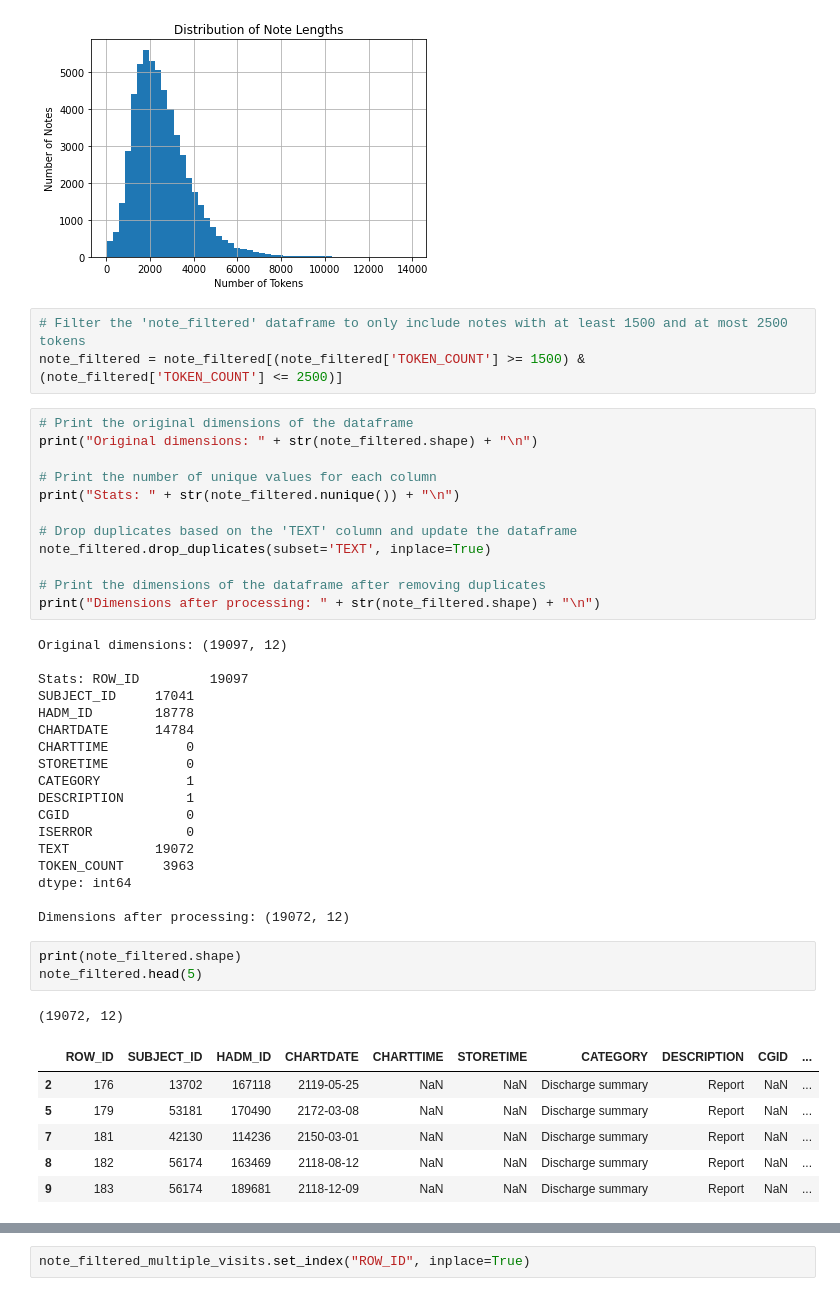
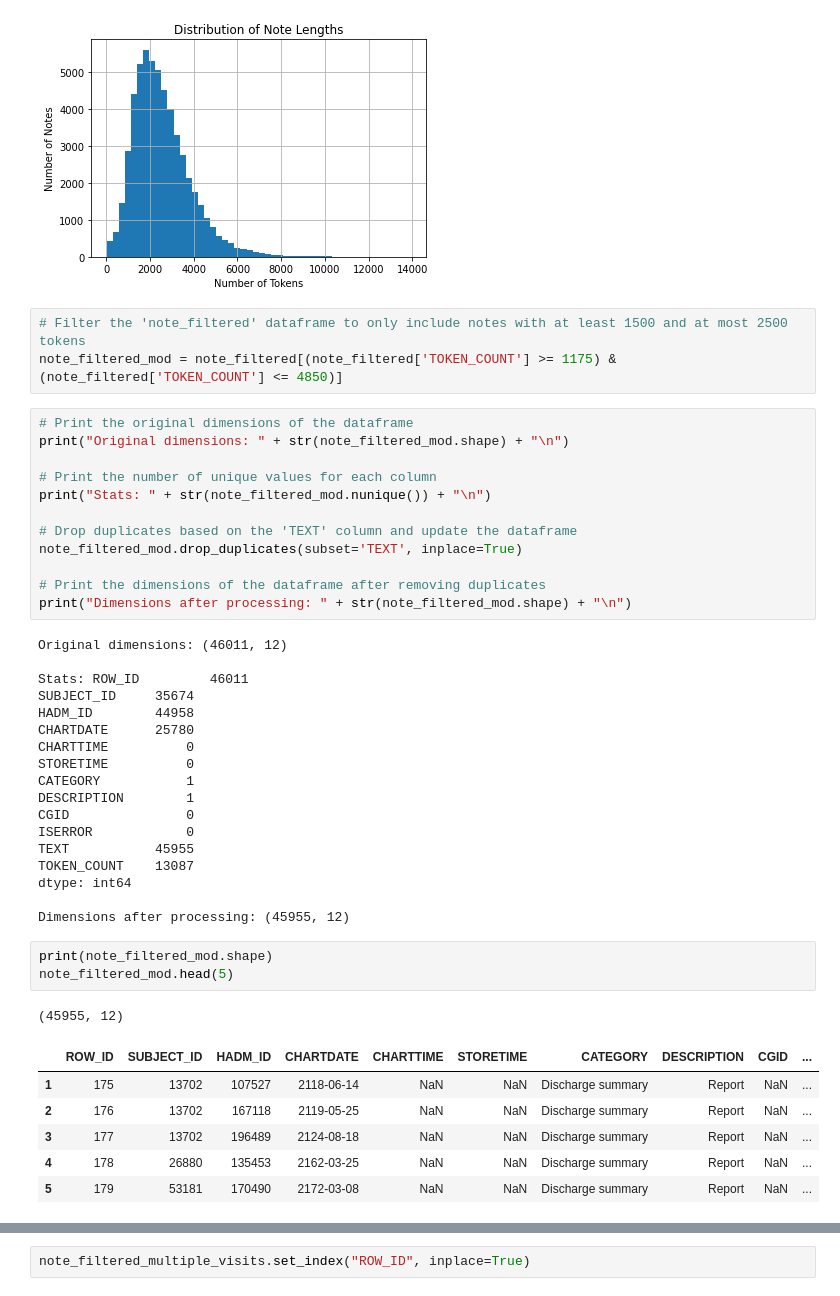
Before and after one commit to giuseppericcio/MediCARE, a Jupyter notebook: data_preprocessing.ipynb, the cells around one changed output, grey strips where cells are left out. Cells and saved outputs as stored; diff of their text form.

```diff
--- a/data_preprocessing.ipynb
+++ b/data_preprocessing.ipynb
@@ -132,47 +148,47 @@ plt.show()
 [figure]
 # %%
 # Filter the 'note_filtered' dataframe to only include notes with at least 1500 and at most 2500 tokens
-note_filtered = note_filtered[(note_filtered['TOKEN_COUNT'] >= 1500) & (note_filtered['TOKEN_COUNT'] <= 2500)]
+note_filtered_mod = note_filtered[(note_filtered['TOKEN_COUNT'] >= 1175) & (note_filtered['TOKEN_COUNT'] <= 4850)]
 # %%
 # Print the original dimensions of the dataframe
-print("Original dimensions: " + str(note_filtered.shape) + "\n")
+print("Original dimensions: " + str(note_filtered_mod.shape) + "\n")
 
 # Print the number of unique values for each column
-print("Stats: " + str(note_filtered.nunique()) + "\n")
+print("Stats: " + str(note_filtered_mod.nunique()) + "\n")
 
 # Drop duplicates based on the 'TEXT' column and update the dataframe
-note_filtered.drop_duplicates(subset='TEXT', inplace=True)
+note_filtered_mod.drop_duplicates(subset='TEXT', inplace=True)
 
 # Print the dimensions of the dataframe after removing duplicates
-print("Dimensions after processing: " + str(note_filtered.shape) + "\n")
+print("Dimensions after processing: " + str(note_filtered_mod.shape) + "\n")
 # %% [output]
-Original dimensions: (19097, 12)
+Original dimensions: (46011, 12)
 
-Stats: ROW_ID         19097
-SUBJECT_ID     17041
-HADM_ID        18778
-CHARTDATE      14784
+Stats: ROW_ID         46011
+SUBJECT_ID     35674
+HADM_ID        44958
+CHARTDATE      25780
 CHARTTIME          0
 STORETIME          0
 CATEGORY           1
 DESCRIPTION        1
 CGID               0
 ISERROR            0
-TEXT           19072
-TOKEN_COUNT     3963
+TEXT           45955
+TOKEN_COUNT    13087
 dtype: int64
 
-Dimensions after processing: (19072, 12)
+Dimensions after processing: (45955, 12)
 # %%
-print(note_filtered.shape)
-note_filtered.head(5)
+print(note_filtered_mod.shape)
+note_filtered_mod.head(5)
 # %% [output]
-(19072, 12)
+(45955, 12)
 |  | ROW_ID | SUBJECT_ID | HADM_ID | CHARTDATE | CHARTTIME | STORETIME | CATEGORY | DESCRIPTION | CGID | ... |
+| 1 | 175 | 13702 | 107527 | 2118-06-14 | NaN | NaN | Discharge summary | Report | NaN | ... |
 | 2 | 176 | 13702 | 167118 | 2119-05-25 | NaN | NaN | Discharge summary | Report | NaN | ... |
+| 3 | 177 | 13702 | 196489 | 2124-08-18 | NaN | NaN | Discharge summary | Report | NaN | ... |
+| 4 | 178 | 26880 | 135453 | 2162-03-25 | NaN | NaN | Discharge summary | Report | NaN | ... |
 | 5 | 179 | 53181 | 170490 | 2172-03-08 | NaN | NaN | Discharge summary | Report | NaN | ... |
-| 7 | 181 | 42130 | 114236 | 2150-03-01 | NaN | NaN | Discharge summary | Report | NaN | ... |
-| 8 | 182 | 56174 | 163469 | 2118-08-12 | NaN | NaN | Discharge summary | Report | NaN | ... |
-| 9 | 183 | 56174 | 189681 | 2118-12-09 | NaN | NaN | Discharge summary | Report | NaN | ... |
 # %%
 # Count the number of visits per patient
```
Also changed, not shown: parts of 16 cells of this notebook, 1 other file.
